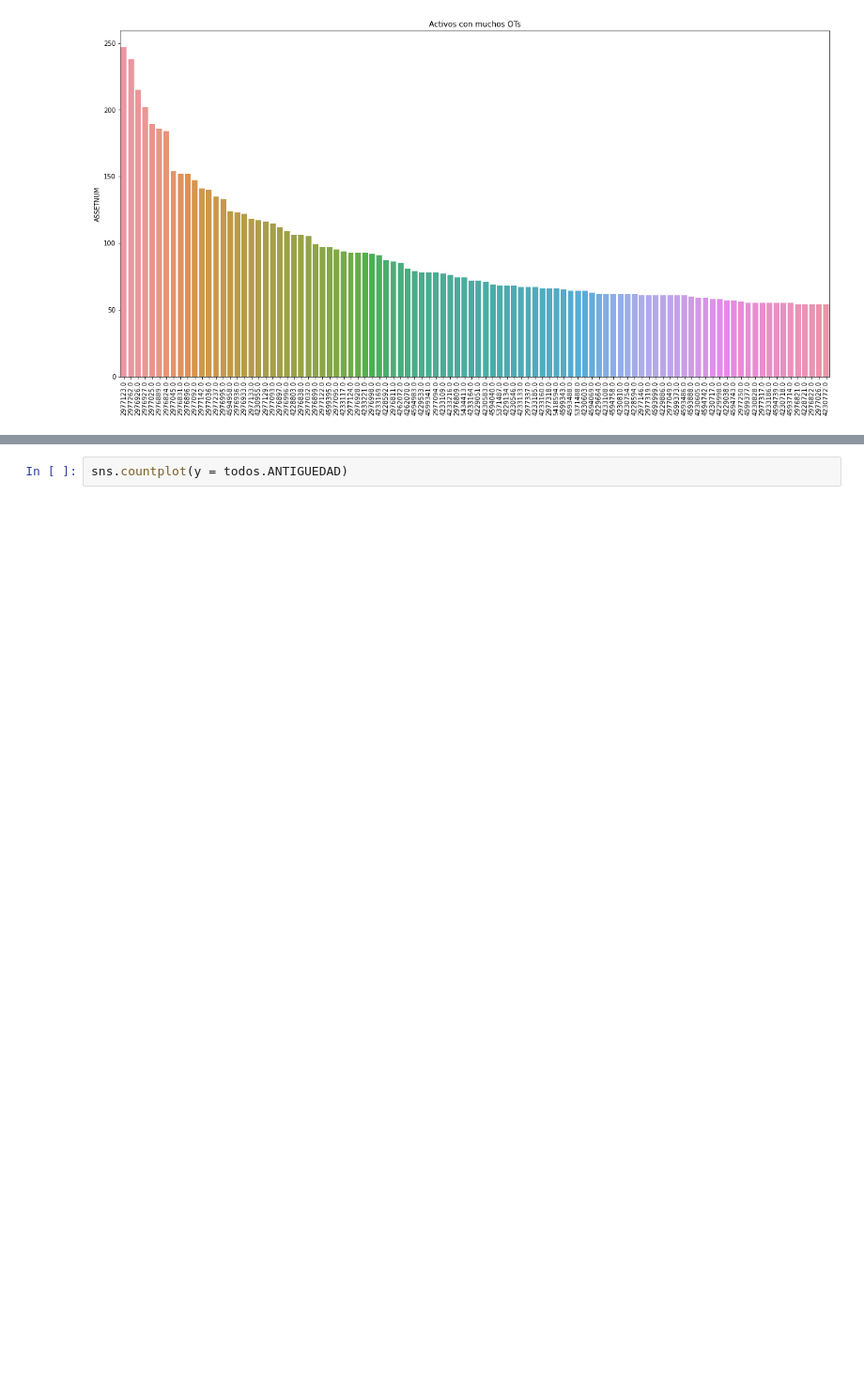
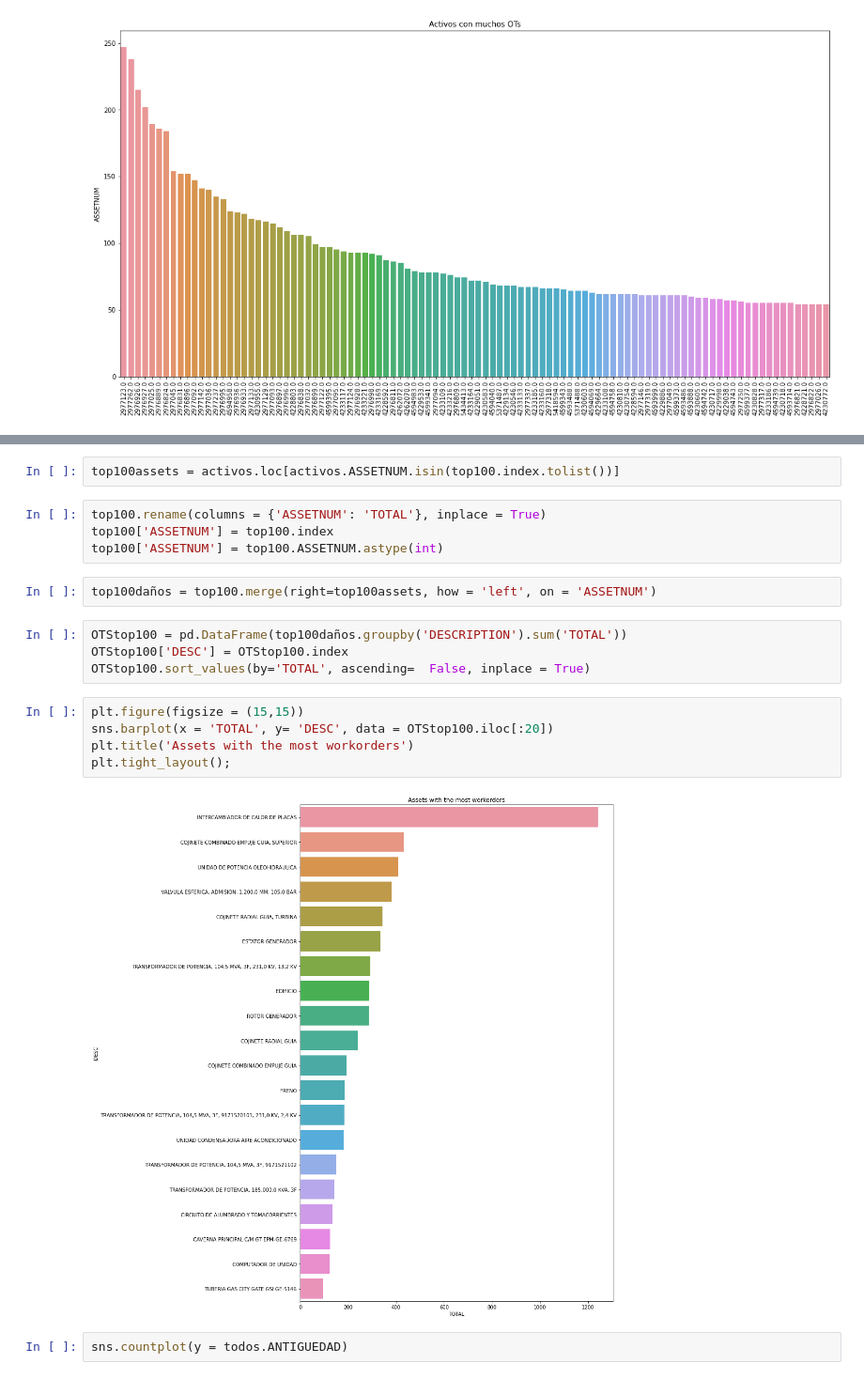
Before and after one commit to juanseleon1/DS4-Team74, a Jupyter notebook: PythonFiles/Chelsy.ipynb, the cells around one changed output, grey strips where cells are left out. Shown at 94% size. Cells and saved outputs as stored; diff of their text form; blank space fills up the shorter version.

```diff
--- a/PythonFiles/Chelsy.ipynb
+++ b/PythonFiles/Chelsy.ipynb
@@ -404,3 +440,22 @@ activos.loc[activos.ASSETNUM == 2976927]
+# %%
+top100assets = activos.loc[activos.ASSETNUM.isin(top100.index.tolist())]
+# %%
+top100.rename(columns = {'ASSETNUM': 'TOTAL'}, inplace = True)
+top100['ASSETNUM'] = top100.index
+top100['ASSETNUM'] = top100.ASSETNUM.astype(int)
+# %%
+top100daños = top100.merge(right=top100assets, how = 'left', on = 'ASSETNUM')
+# %%
+OTStop100 = pd.DataFrame(top100daños.groupby('DESCRIPTION').sum('TOTAL'))
+OTStop100['DESC'] = OTStop100.index
+OTStop100.sort_values(by='TOTAL', ascending=  False, inplace = True)
+# %%
+plt.figure(figsize = (15,15))
+sns.barplot(x = 'TOTAL', y= 'DESC', data = OTStop100.iloc[:20])
+plt.title('Assets with the most workorders')
+plt.tight_layout();
+# %% [output]
+[figure, added]
 # %%
 sns.countplot(y = todos.ANTIGUEDAD)
 # %% [output]
```
Also changed, not shown: parts of 23 cells of this notebook, 1 other file.
